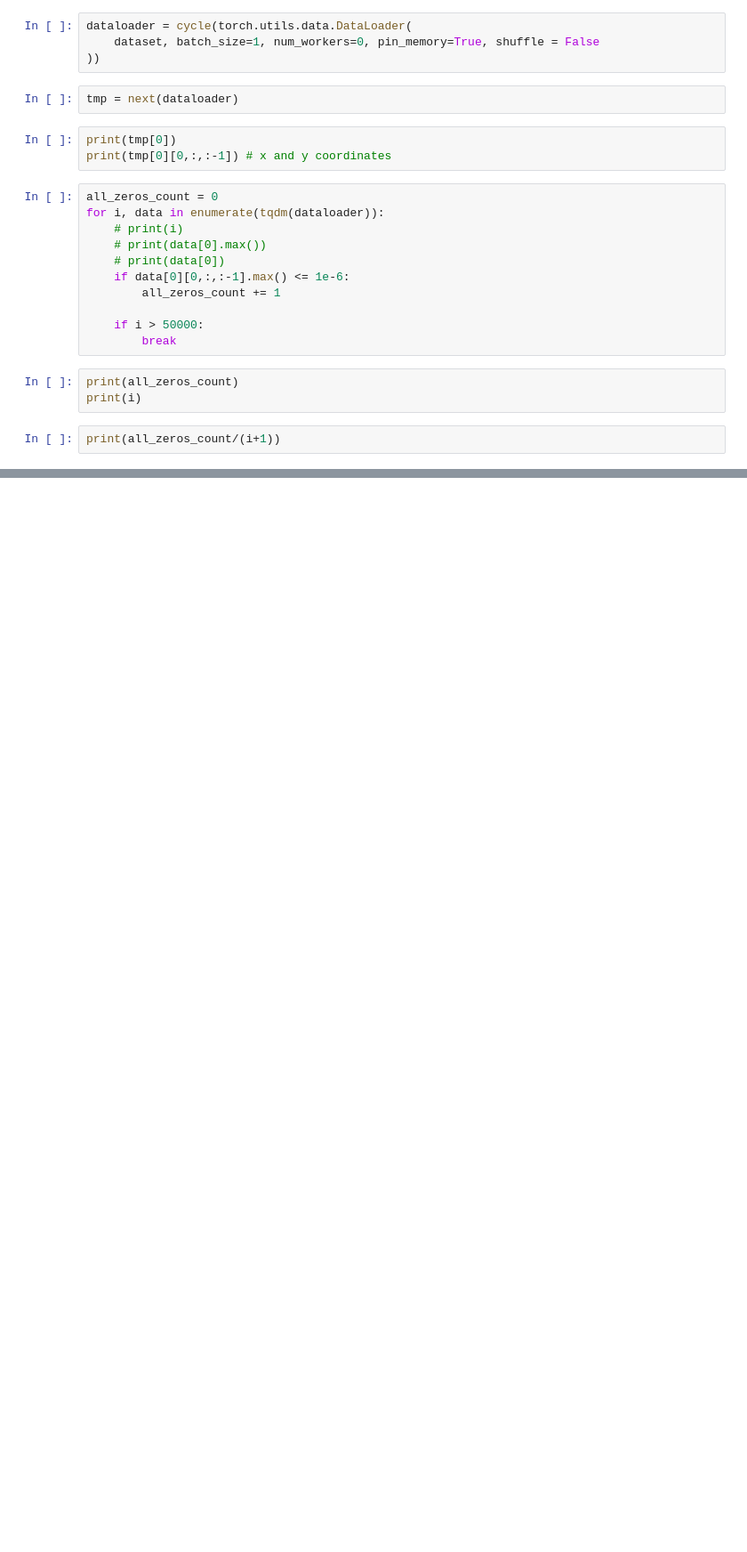
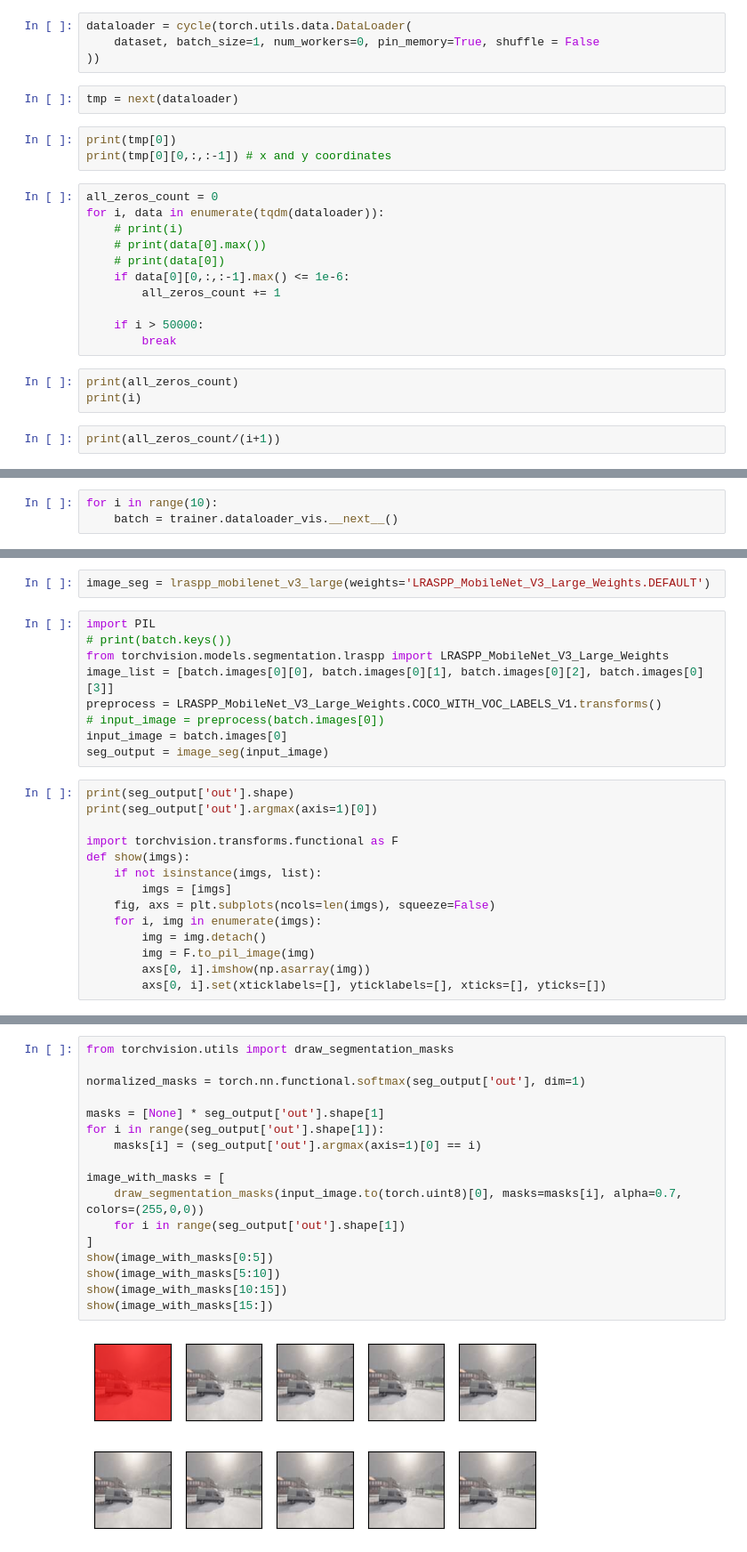
Before and after one commit to graldij/DiffuseDrive, a Jupyter notebook: wp_visualize.ipynb, the cells around one changed output, grey strips where cells are left out. Shown at 89% size. Saved outputs shown, nothing was run; the diff lists cells and outputs as text; blank space fills up the shorter version.

Commit message:
add visualizing jupyter notebook

```diff
--- a/wp_visualize.ipynb
+++ b/wp_visualize.ipynb
@@ -300,0 +463,3 @@ print(all_zeros_count/(i+1))
+# %%
+for i in range(10):
+    batch = trainer.dataloader_vis.__next__()
@@ -300,0 +468,25 @@ print(all_zeros_count/(i+1))
+# %%
+image_seg = lraspp_mobilenet_v3_large(weights='LRASPP_MobileNet_V3_Large_Weights.DEFAULT')
+# %%
+import PIL
+# print(batch.keys())
+from torchvision.models.segmentation.lraspp import LRASPP_MobileNet_V3_Large_Weights
+image_list = [batch.images[0][0], batch.images[0][1], batch.images[0][2], batch.images[0][3]]
+preprocess = LRASPP_MobileNet_V3_Large_Weights.COCO_WITH_VOC_LABELS_V1.transforms()
+# input_image = preprocess(batch.images[0])
+input_image = batch.images[0]
+seg_output = image_seg(input_image)
+# %%
+print(seg_output['out'].shape)
+print(seg_output['out'].argmax(axis=1)[0])
+
+import torchvision.transforms.functional as F
+def show(imgs):
+    if not isinstance(imgs, list):
+        imgs = [imgs]
+    fig, axs = plt.subplots(ncols=len(imgs), squeeze=False)
+    for i, img in enumerate(imgs):
+        img = img.detach()
+        img = F.to_pil_image(img)
+        axs[0, i].imshow(np.asarray(img))
+        axs[0, i].set(xticklabels=[], yticklabels=[], xticks=[], yticks=[])
@@ -300,0 +502,20 @@ print(all_zeros_count/(i+1))
+# %%
+from torchvision.utils import draw_segmentation_masks
+
+normalized_masks = torch.nn.functional.softmax(seg_output['out'], dim=1)
+
+masks = [None] * seg_output['out'].shape[1]
+for i in range(seg_output['out'].shape[1]):
+    masks[i] = (seg_output['out'].argmax(axis=1)[0] == i)
+
+image_with_masks = [
+    draw_segmentation_masks(input_image.to(torch.uint8)[0], masks=masks[i], alpha=0.7, colors=(255,0,0))
+    for i in range(seg_output['out'].shape[1])
+]
+show(image_with_masks[0:5])
+show(image_with_masks[5:10])
+show(image_with_masks[10:15])
+show(image_with_masks[15:])
+# %% [output]
+[figure, added]
+[figure, added]
```
Also changed, not shown: parts of 17 cells of this notebook, 6 other files.
